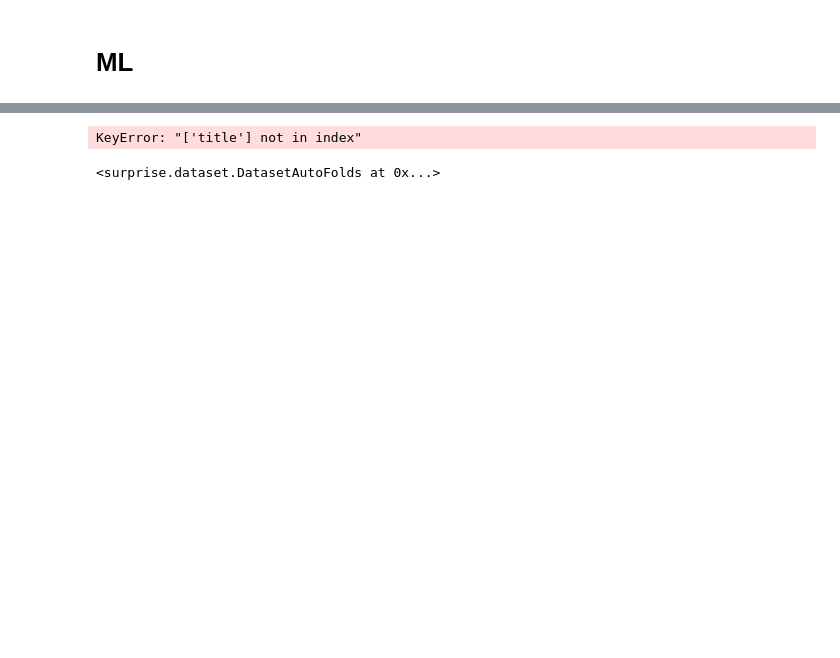
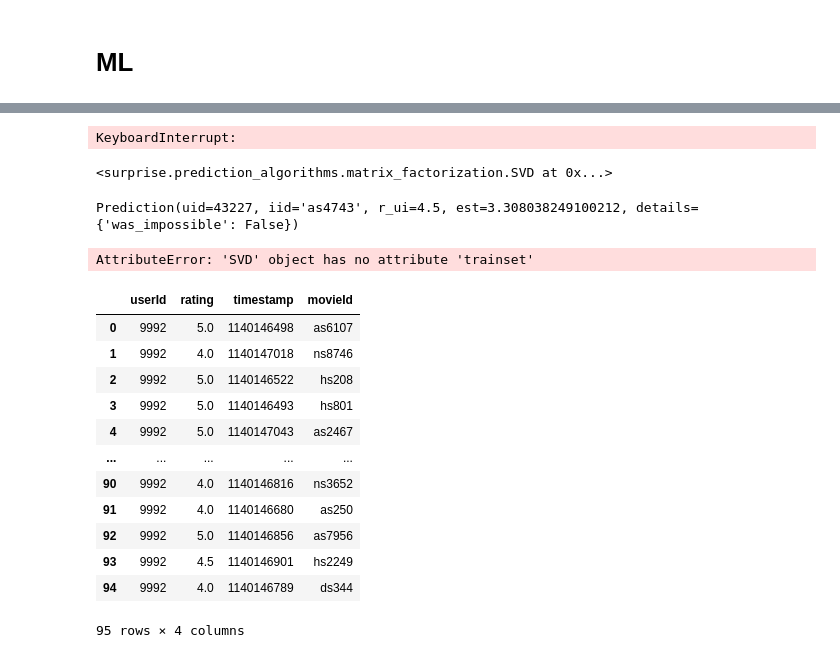
Before and after one commit to printer130/pi_ml_ops_api, a Jupyter notebook: EDA.ipynb, the cells around one changed output, grey strips where cells are left out. Drawn from its saved outputs; the diff is of its cells as text; code cells hidden in the pictures; blank space fills up the shorter version.

```diff
--- a/EDA.ipynb
+++ b/EDA.ipynb
@@ -126,9 +147,6 @@ N_filas = 10000
 # %%
 #data = Dataset.load_from_df(df_movies[['type', 'title', 'director','rating']][:N_filas], reader)
-data = Dataset.load_from_df(df1_by_movies[["views","movieId","title"]], reader)
+# userId	rating	timestamp	movieId
+data_surprise = Dataset.load_from_df(df=df_ratings[["userId", "movieId","rating",]], reader=reader)
 # %% [output]
-KeyError: "['title'] not in index"
+KeyboardInterrupt:
-# %%
-data
-# %% [output]
-<surprise.dataset.DatasetAutoFolds at 0x...>
@@ -134,0 +158,4 @@ data
+# %%
+model.fit(trainset)
+# %% [output]
+<surprise.prediction_algorithms.matrix_factorization.SVD at 0x...>
@@ -134,0 +164,32 @@ data
+# %%
+predictions[2]
+# %% [output]
+Prediction(uid=43227, iid='as4743', r_ui=4.5, est=3.308038249100212, details={'was_impossible': False})
+# %%
+model.predict(1328945,'as4743')
+# %% [output]
+AttributeError: 'SVD' object has no attribute 'trainset'
+# %%
+# Tomaremos un usuario para hacerle una recomendación
+
+usuario = 9992
+rating = 4   # Tomamos películas a las que haya calificado con 4 o 5 estrellas
+df_user = df_ratings[(df_ratings['userId'] == usuario) & (df_ratings['rating'] >= rating)]
+df_user = df_user.reset_index(drop=True)
+
+#df_user['title'] = df_clean_movies['title'].loc[df_user.movieId.values].values
+df_user
+# %% [output]
+|  | userId | rating | timestamp | movieId |
+| 0 | 9992 | 5.0 | 1140146498 | as6107 |
+| 1 | 9992 | 4.0 | 1140147018 | ns8746 |
+| 2 | 9992 | 5.0 | 1140146522 | hs208 |
+| 3 | 9992 | 5.0 | 1140146493 | hs801 |
+| 4 | 9992 | 5.0 | 1140147043 | as2467 |
+| ... | ... | ... | ... | ... |
+| 90 | 9992 | 4.0 | 1140146816 | ns3652 |
+| 91 | 9992 | 4.0 | 1140146680 | as250 |
+| 92 | 9992 | 5.0 | 1140146856 | as7956 |
+| 93 | 9992 | 4.5 | 1140146901 | hs2249 |
+| 94 | 9992 | 4.0 | 1140146789 | ds344 |
+95 rows × 4 columns
```
Also changed, not shown: parts of 45 cells of this notebook, 8 other files.
